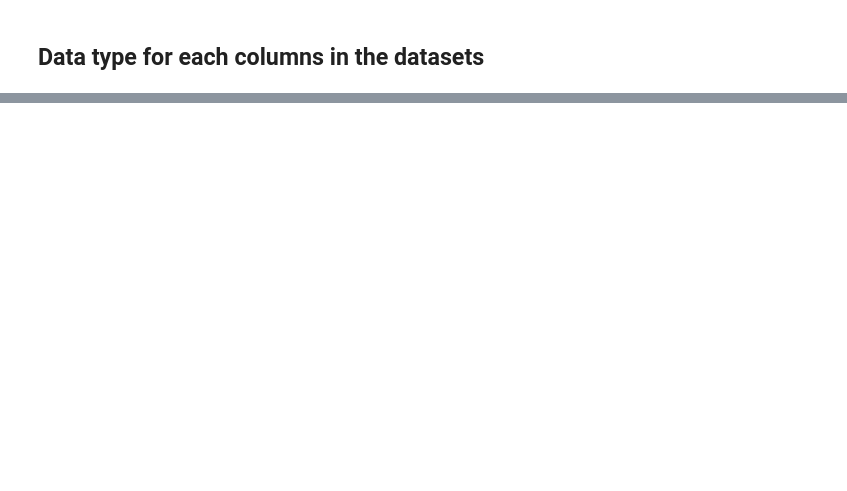
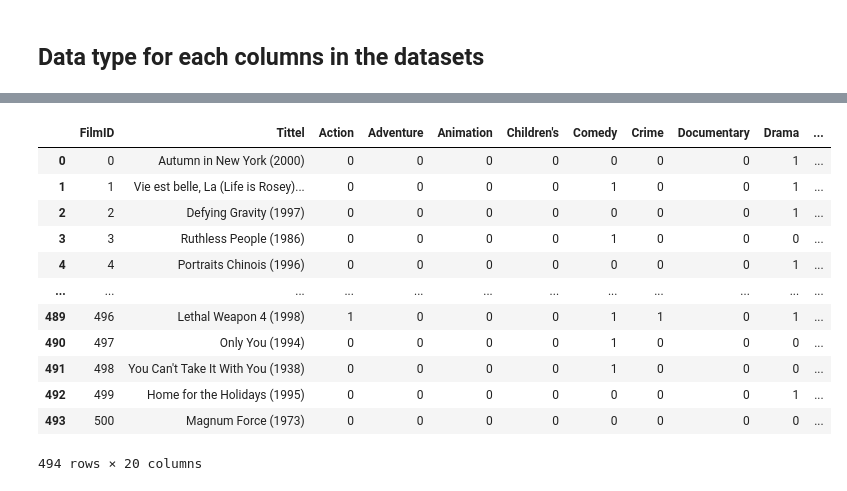
Before and after one commit to yellowsimulator/uib-fall-2020, a Jupyter notebook: project1/cleanup.ipynb, the cells around one changed output, grey strips where cells are left out. Saved outputs shown, nothing was run; the diff lists cells and outputs as text; code cells hidden in the pictures; blank space fills up the shorter version.

```diff
--- a/project1/cleanup.ipynb
+++ b/project1/cleanup.ipynb
@@ -103,0 +110,4 @@ rankings.describe()
+# %%
+users_sample = pd.read_csv("sample_data/bruker.csv")
+films_sample = pd.read_csv("sample_data/film.csv")
+rankings_sample = pd.read_csv("sample_data/rangering.csv")
@@ -103,0 +130,16 @@ rankings.describe()
+# %%
+films_sample
+# %% [output]
+|  | FilmID | Tittel | Action | Adventure | Animation | Children's | Comedy | Crime | Documentary | Drama | ... |
+| 0 | 0 | Autumn in New York (2000) | 0 | 0 | 0 | 0 | 0 | 0 | 0 | 1 | ... |
+| 1 | 1 | Vie est belle, La (Life is Rosey)... | 0 | 0 | 0 | 0 | 1 | 0 | 0 | 1 | ... |
+| 2 | 2 | Defying Gravity (1997) | 0 | 0 | 0 | 0 | 0 | 0 | 0 | 1 | ... |
+| 3 | 3 | Ruthless People (1986) | 0 | 0 | 0 | 0 | 1 | 0 | 0 | 0 | ... |
+| 4 | 4 | Portraits Chinois (1996) | 0 | 0 | 0 | 0 | 0 | 0 | 0 | 1 | ... |
+| ... | ... | ... | ... | ... | ... | ... | ... | ... | ... | ... | ... |
+| 489 | 496 | Lethal Weapon 4 (1998) | 1 | 0 | 0 | 0 | 1 | 1 | 0 | 1 | ... |
+| 490 | 497 | Only You (1994) | 0 | 0 | 0 | 0 | 1 | 0 | 0 | 0 | ... |
+| 491 | 498 | You Can't Take It With You (1938) | 0 | 0 | 0 | 0 | 1 | 0 | 0 | 0 | ... |
+| 492 | 499 | Home for the Holidays (1995) | 0 | 0 | 0 | 0 | 0 | 0 | 0 | 1 | ... |
+| 493 | 500 | Magnum Force (1973) | 0 | 0 | 0 | 0 | 0 | 0 | 0 | 0 | ... |
+494 rows × 20 columns
```
Also changed, not shown: parts of 7 cells of this notebook, 3 other files.
